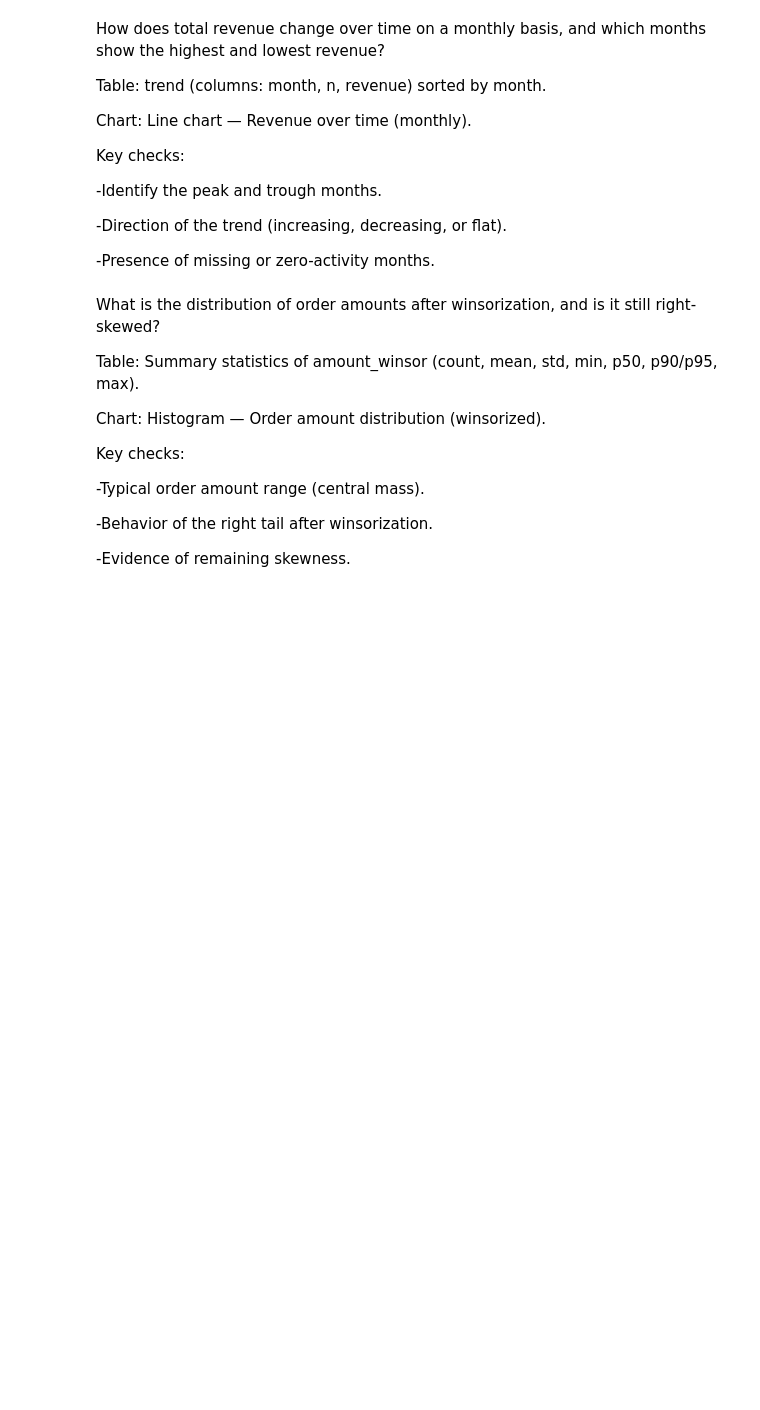
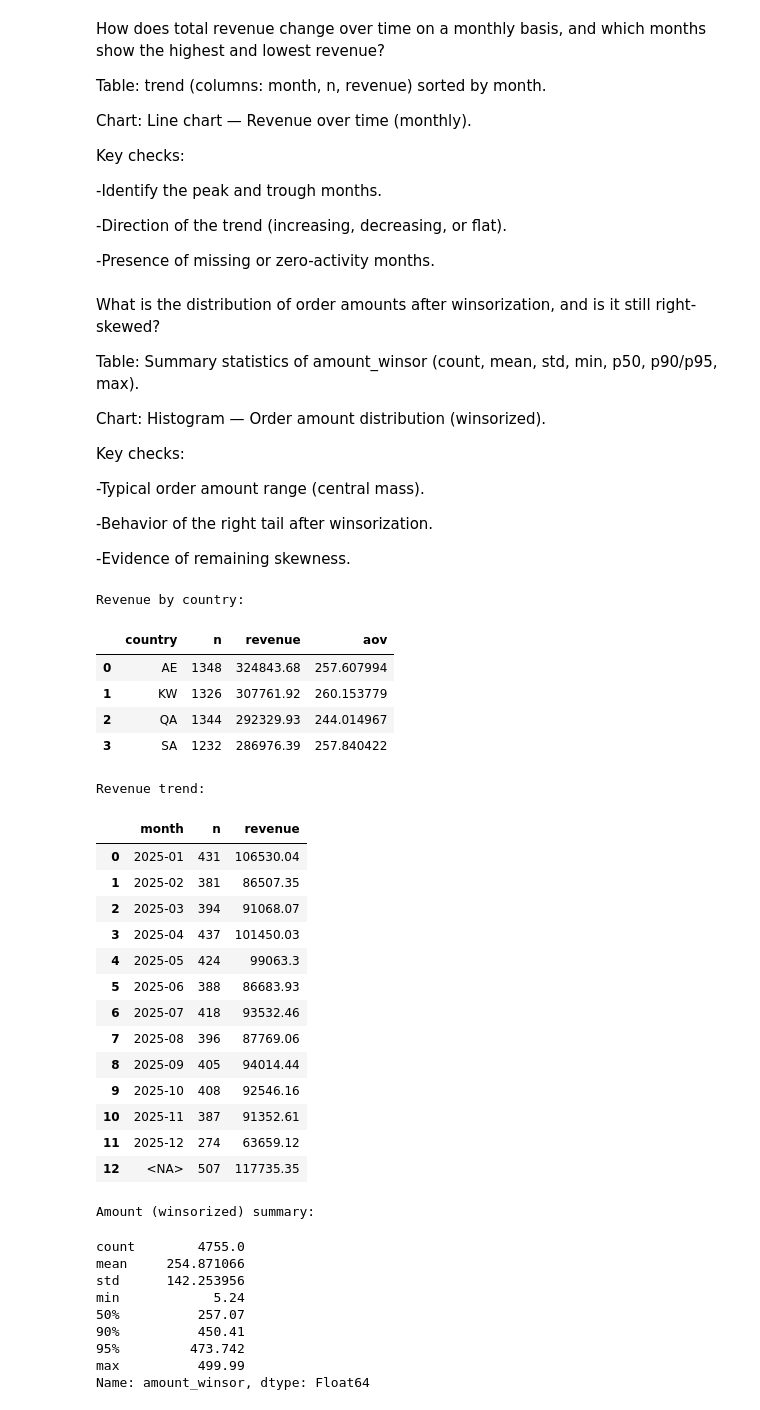
Before and after one commit to baselfno/Data-EDA-ETL, a Jupyter notebook: week2/notebooks/eda.ipynb, the cells around one changed output. Saved outputs shown, nothing was run; the diff lists cells and outputs as text; code cells hidden in the pictures; blank space fills up the shorter version.

```diff
--- a/week2/notebooks/eda.ipynb
+++ b/week2/notebooks/eda.ipynb
@@ -126,3 +126,66 @@ Key checks:
 -Behavior of the right tail after winsorization.
 
 -Evidence of remaining skewness.
+# %%
+# Revenue by country table
+rev = (
+    df.groupby("country", dropna=False)
+      .agg(
+          n=("order_id","size"),
+          revenue=("amount","sum"),
+          aov=("amount","mean"),
+      )
+      .reset_index()
+      .sort_values("revenue", ascending=False)
+)
+
+print("Revenue by country:")
+display(rev)
+
+# Revenue trend
+trend = (
+    df.groupby("month", dropna=False)
+      .agg(n=("order_id","size"), revenue=("amount","sum"))
+      .reset_index()
+      .sort_values("month")
+)
+
+print("\nRevenue trend:")
+display(trend)
+
+# Amount distribution summary
+summary_amount = df["amount_winsor"].describe(percentiles=[0.5, 0.9, 0.95])
+print("\nAmount (winsorized) summary:")
+display(summary_amount)
+# %% [output]
+Revenue by country:
+|  | country | n | revenue | aov |
+| 0 | AE | 1348 | 324843.68 | 257.607994 |
+| 1 | KW | 1326 | 307761.92 | 260.153779 |
+| 2 | QA | 1344 | 292329.93 | 244.014967 |
+| 3 | SA | 1232 | 286976.39 | 257.840422 |
+Revenue trend:
+|  | month | n | revenue |
+| 0 | 2025-01 | 431 | 106530.04 |
+| 1 | 2025-02 | 381 | 86507.35 |
+| 2 | 2025-03 | 394 | 91068.07 |
+| 3 | 2025-04 | 437 | 101450.03 |
+| 4 | 2025-05 | 424 | 99063.3 |
+| 5 | 2025-06 | 388 | 86683.93 |
+| 6 | 2025-07 | 418 | 93532.46 |
+| 7 | 2025-08 | 396 | 87769.06 |
+| 8 | 2025-09 | 405 | 94014.44 |
+| 9 | 2025-10 | 408 | 92546.16 |
+| 10 | 2025-11 | 387 | 91352.61 |
+| 11 | 2025-12 | 274 | 63659.12 |
+| 12 | <NA> | 507 | 117735.35 |
+Amount (winsorized) summary:
+count        4755.0
+mean     254.871066
+std      142.253956
+min            5.24
+50%          257.07
+90%          450.41
+95%         473.742
+max          499.99
+Name: amount_winsor, dtype: Float64
```
Also changed, not shown: parts of 3 cells of this notebook, 10 other files.
